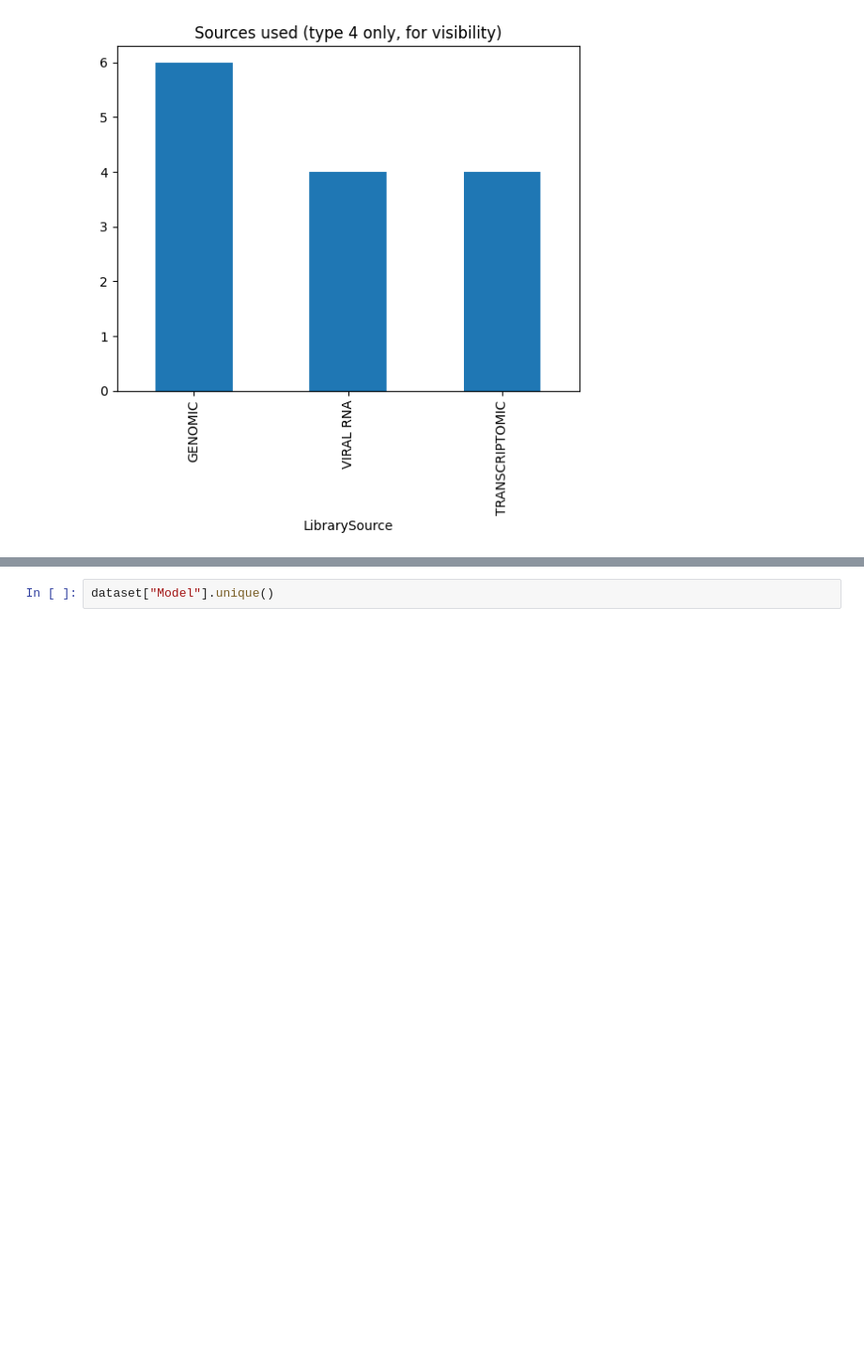
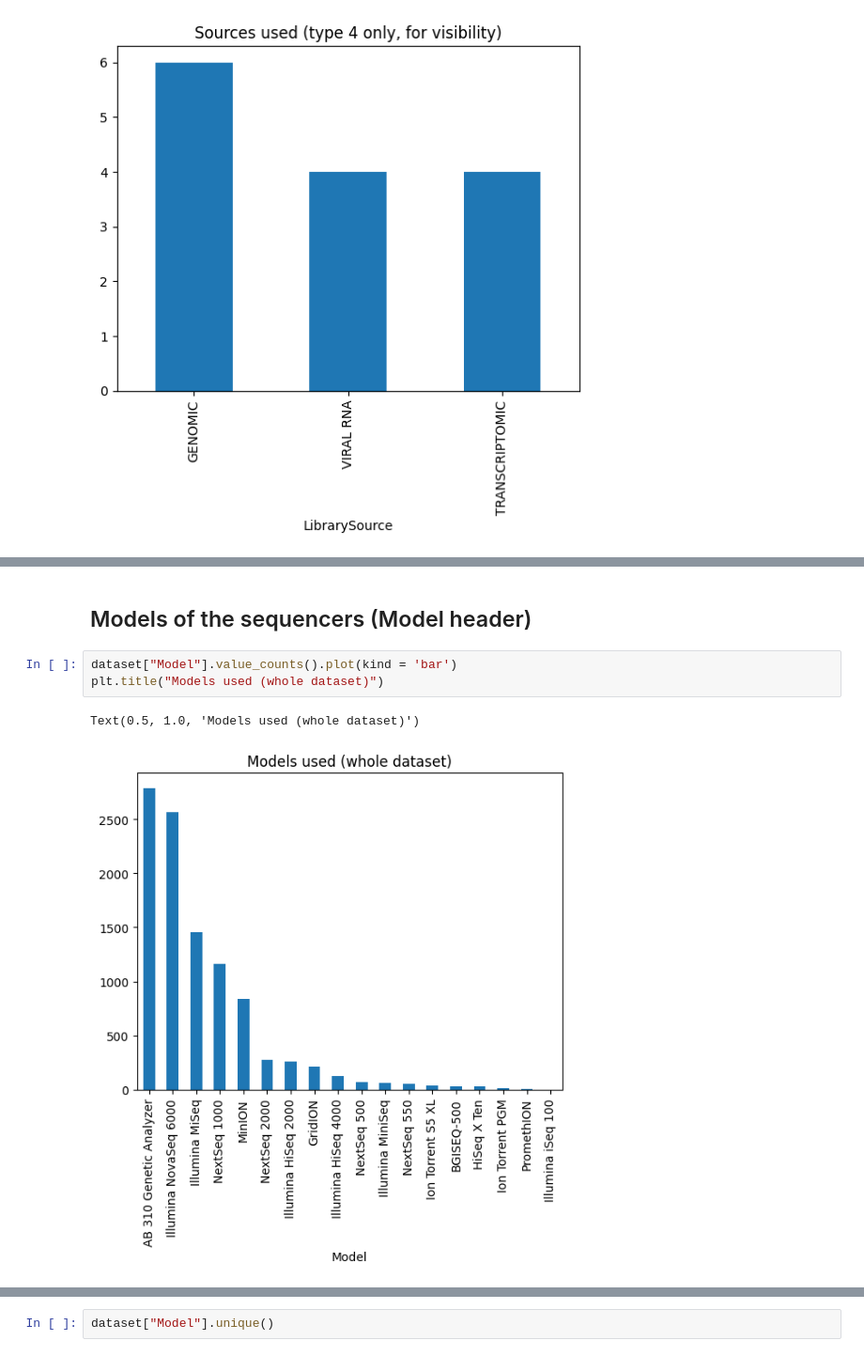
Before and after one commit to Fossam40/DENV-dataAnalysis, a Jupyter notebook: sampleStatistics.ipynb, the cells around one changed output, grey strips where cells are left out. Shown: that part at 94% size. Cells and saved outputs as stored; diff of their text form; blank space fills up the shorter version.

```diff
--- a/sampleStatistics.ipynb
+++ b/sampleStatistics.ipynb
@@ -165,0 +182,8 @@ Name: count, Length: 82, dtype: int64
+# %% [markdown]
+## Models of the sequencers (Model header)
+# %%
+dataset["Model"].value_counts().plot(kind = 'bar')
+plt.title("Models used (whole dataset)")
+# %% [output]
+Text(0.5, 1.0, 'Models used (whole dataset)')
+[figure, added]
```
Also changed, not shown: parts of 8 cells of this notebook.
